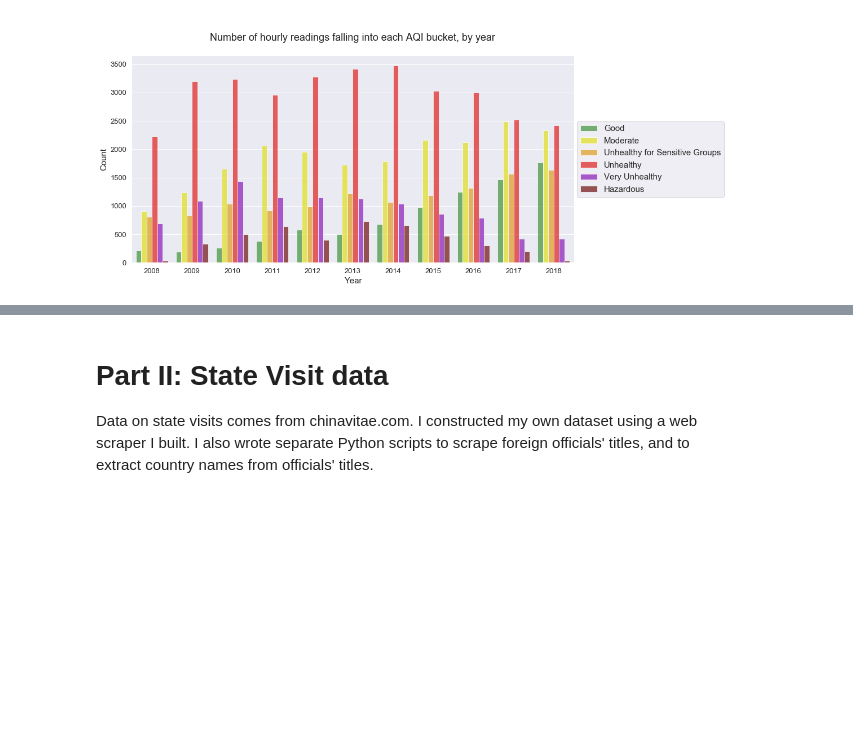
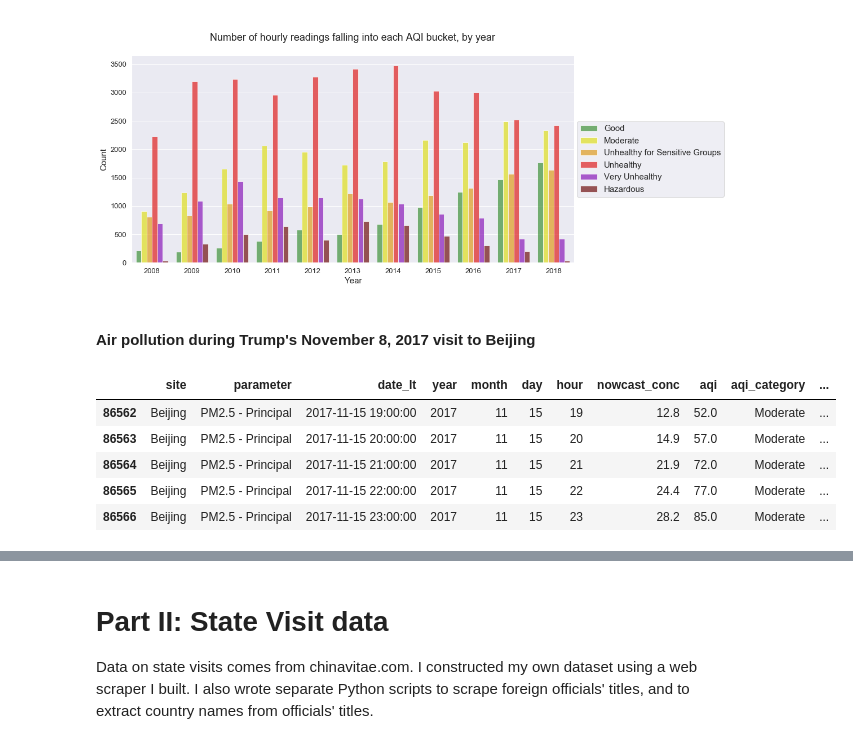
Before and after one commit to yontartu/wuran, a Jupyter notebook: beijing_aqi_analysis.ipynb, the cells around one changed output, grey strips where cells are left out. Drawn from its saved outputs; the diff is of its cells as text; code cells hidden in the pictures; blank space fills up the shorter version.

```diff
--- a/beijing_aqi_analysis.ipynb
+++ b/beijing_aqi_analysis.ipynb
@@ -332,3 +333,16 @@ plt.legend(loc='center right', bbox_to_anchor=(1.35, 0.5), fontsize=15)
 f.savefig(os.getcwd() + '/img/pollution/6_aqi_buckets_by_year.png')
 # %% [output]
 [figure]
+# %% [markdown]
+#### Air pollution during Trump's November 8, 2017 visit to Beijing
+# %%
+trump_visit = pollution_data[pollution_data.date_lt > datetime.date(2017,11,1)]
+trump_visit = trump_visit[trump_visit.date_lt < datetime.date(2017,11,16)]
+trump_visit.tail()
+# %% [output]
+|  | site | parameter | date_lt | year | month | day | hour | nowcast_conc | aqi | aqi_category | ... |
+| 86562 | Beijing | PM2.5 - Principal | 2017-11-15 19:00:00 | 2017 | 11 | 15 | 19 | 12.8 | 52.0 | Moderate | ... |
+| 86563 | Beijing | PM2.5 - Principal | 2017-11-15 20:00:00 | 2017 | 11 | 15 | 20 | 14.9 | 57.0 | Moderate | ... |
+| 86564 | Beijing | PM2.5 - Principal | 2017-11-15 21:00:00 | 2017 | 11 | 15 | 21 | 21.9 | 72.0 | Moderate | ... |
+| 86565 | Beijing | PM2.5 - Principal | 2017-11-15 22:00:00 | 2017 | 11 | 15 | 22 | 24.4 | 77.0 | Moderate | ... |
+| 86566 | Beijing | PM2.5 - Principal | 2017-11-15 23:00:00 | 2017 | 11 | 15 | 23 | 28.2 | 85.0 | Moderate | ... |
```
Also changed, not shown: parts of 25 cells of this notebook, 12 other files.
